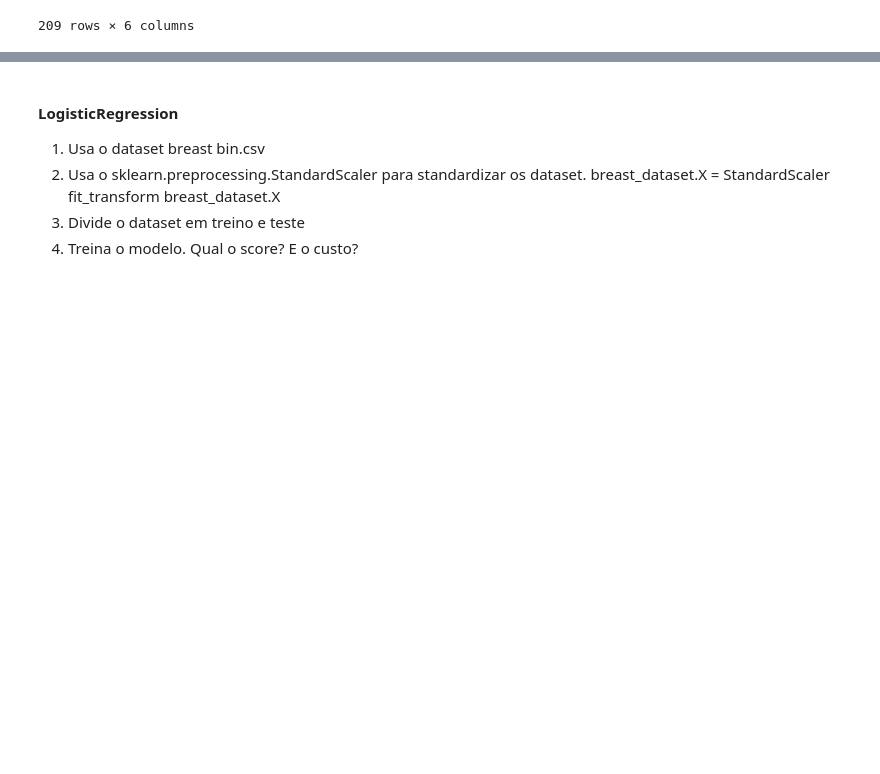
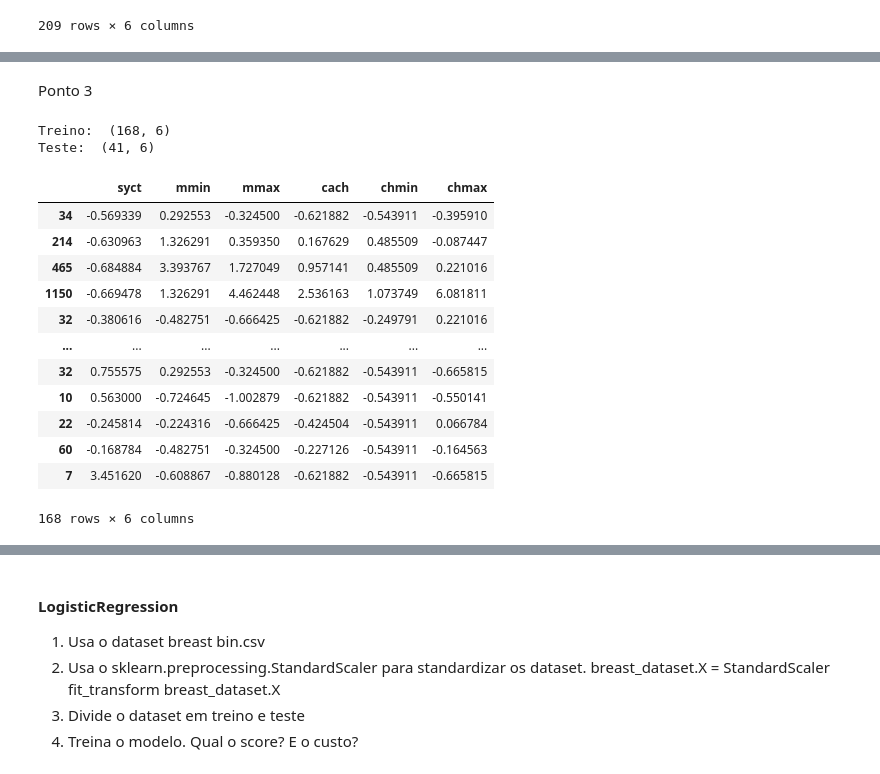
Before and after one commit to carinaa9/si, a Jupyter notebook: scripts/aula5.ipynb, the cells around one changed output, grey strips where cells are left out. Saved outputs shown, nothing was run; the diff lists cells and outputs as text; code cells hidden in the pictures; blank space fills up the shorter version.

```diff
--- a/scripts/aula5.ipynb
+++ b/scripts/aula5.ipynb
@@ -46,0 +73,25 @@ data.print_dataframe()
+# %% [markdown]
+Ponto 3
+# %%
+train, test = train_test_split(cpu)
+print('Treino: ', train.shape())
+print('Teste: ', test.shape())
+# %% [output]
+Treino:  (168, 6)
+Teste:  (41, 6)
+# %%
+train.print_dataframe()
+# %% [output]
+|  | syct | mmin | mmax | cach | chmin | chmax |
+| 34 | -0.569339 | 0.292553 | -0.324500 | -0.621882 | -0.543911 | -0.395910 |
+| 214 | -0.630963 | 1.326291 | 0.359350 | 0.167629 | 0.485509 | -0.087447 |
+| 465 | -0.684884 | 3.393767 | 1.727049 | 0.957141 | 0.485509 | 0.221016 |
+| 1150 | -0.669478 | 1.326291 | 4.462448 | 2.536163 | 1.073749 | 6.081811 |
+| 32 | -0.380616 | -0.482751 | -0.666425 | -0.621882 | -0.249791 | 0.221016 |
+| ... | ... | ... | ... | ... | ... | ... |
+| 32 | 0.755575 | 0.292553 | -0.324500 | -0.621882 | -0.543911 | -0.665815 |
+| 10 | 0.563000 | -0.724645 | -1.002879 | -0.621882 | -0.543911 | -0.550141 |
+| 22 | -0.245814 | -0.224316 | -0.666425 | -0.424504 | -0.543911 | 0.066784 |
+| 60 | -0.168784 | -0.482751 | -0.324500 | -0.227126 | -0.543911 | -0.164563 |
+| 7 | 3.451620 | -0.608867 | -0.880128 | -0.621882 | -0.543911 | -0.665815 |
+168 rows × 6 columns
```
Also changed, not shown: parts of 22 cells of this notebook, 2 other files.
